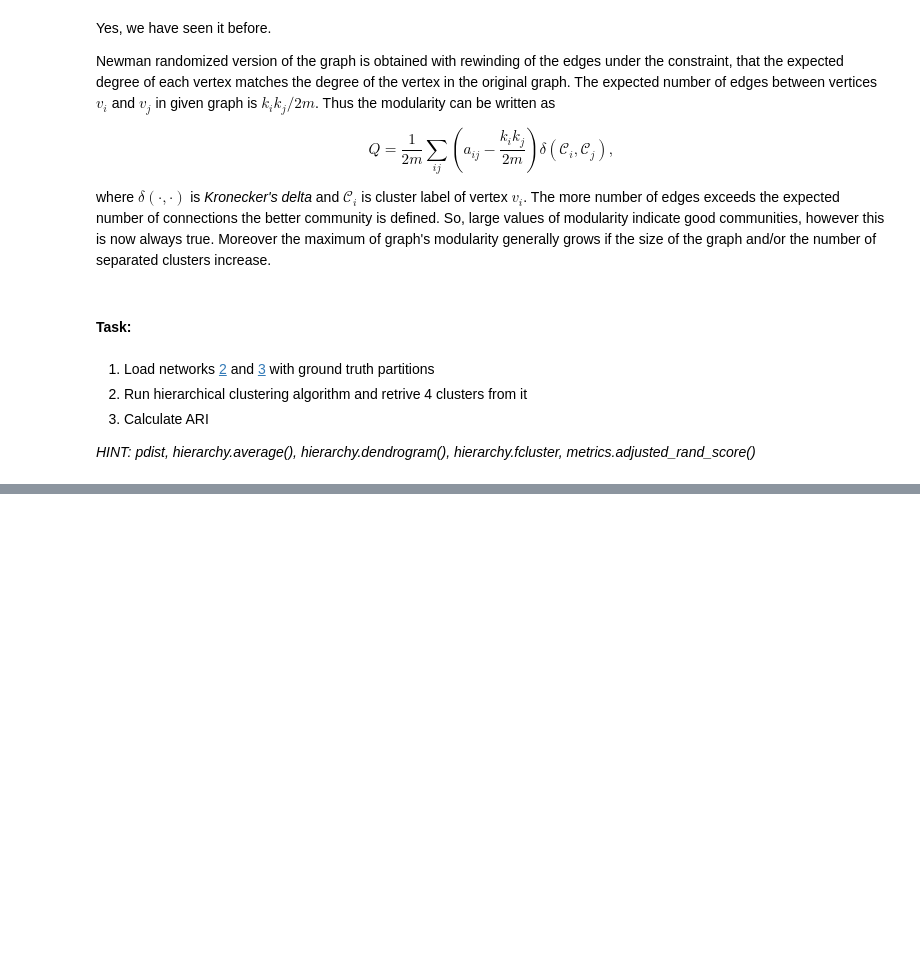
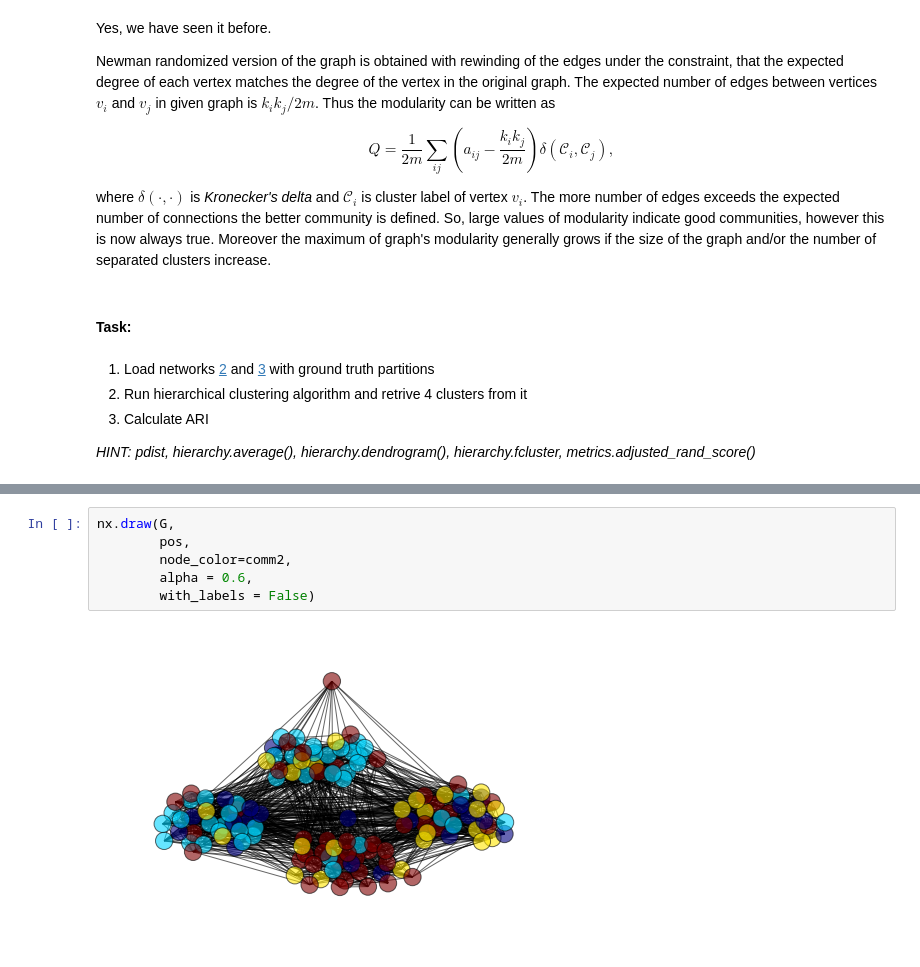
Before and after one commit to shestakoff/social_ntwks, a Jupyter notebook: communities_2.ipynb, the cells around one changed output, grey strips where cells are left out. Cells and saved outputs as stored; diff of their text form; blank space fills up the shorter version.

```diff
--- a/communities_2.ipynb
+++ b/communities_2.ipynb
@@ -94,0 +142,8 @@ pos = nx.spring_layout(G, scale = 1, iterations=100)
+# %%
+nx.draw(G,
+        pos,
+        node_color=comm2,
+        alpha = 0.6,
+        with_labels = False)
+# %% [output]
+[figure, added]
```
Also changed, not shown: parts of 7 cells of this notebook.
